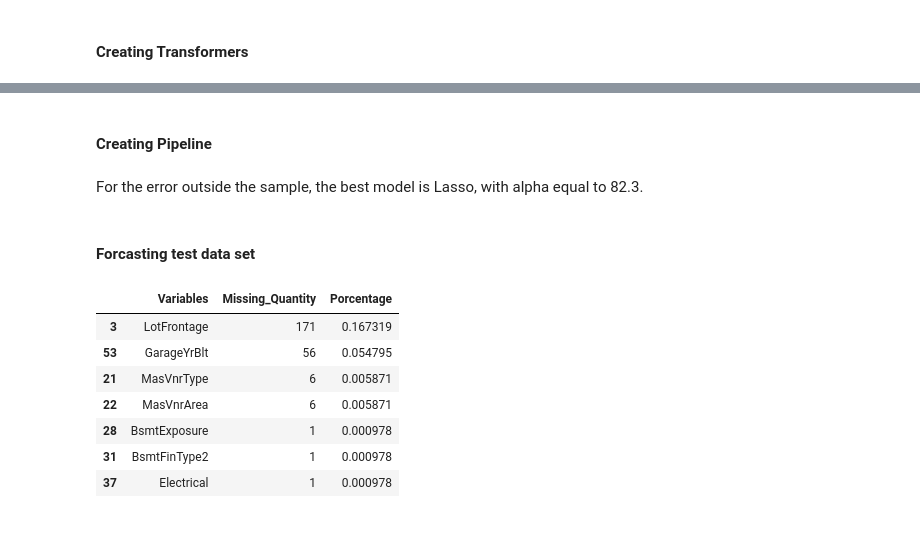
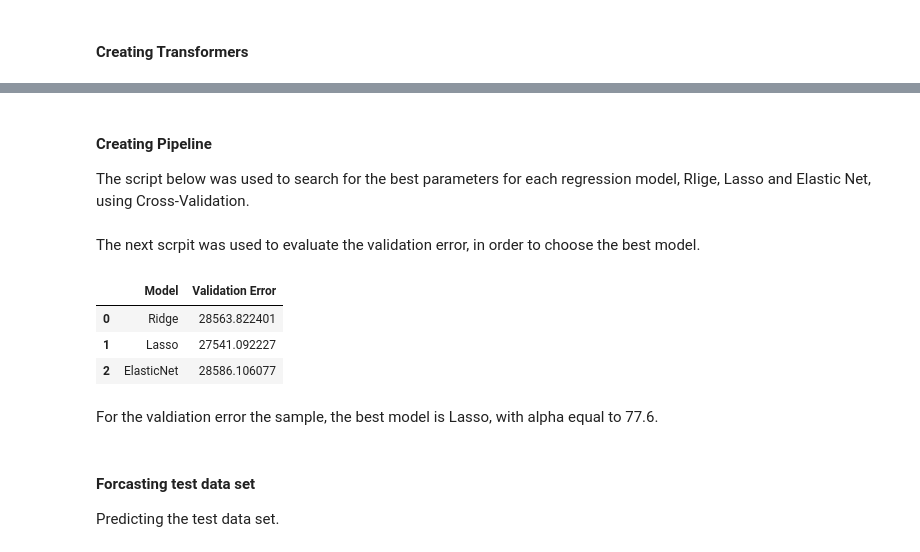
Before and after one commit to iasuu/stat_learning, a Jupyter notebook: SCRIPT/modelagem.ipynb, the cells around one changed output, grey strips where cells are left out. Saved outputs shown, nothing was run; the diff lists cells and outputs as text; code cells hidden in the pictures.

Commit message:
final_model

```diff
--- a/SCRIPT/modelagem.ipynb
+++ b/SCRIPT/modelagem.ipynb
@@ -347,5 +346,8 @@ x_train, x_validation, y_train, y_validation = train_test_split(features, target
 # %%
 categorical_features = list(x_train.select_dtypes(include=['object']).columns.tolist())
 numerical_features = list(x_train.select_dtypes(exclude=['object']).columns.tolist())
+
+categorical_features_index = [x_train.columns.get_loc(col) for col in categorical_features]
+numerical_features_index = [x_train.columns.get_loc(col) for col in numerical_features]
 # %% [markdown]
 #### Creating Transformers
@@ -352,12 +356,12 @@ numerical_features = list(x_train.select_dtypes(exclude=['object']).columns.toli
 # %%
-feature_engeneering = ColumnTransformer([
-    ('total_area', FunctionTransformer(creating_total_area),
-        ['TotalBsmtSF', '1stFlrSF', '2ndFlrSF', 'LowQualFinSF', 'GrLivArea', 'GarageArea', 'OpenPorchSF', 'WoodDeckSF', 'EnclosedPorch', '3SsnPorch', 'ScreenPorch', 'PoolArea', 'LotArea']),
-    ('total_bathrrom', FunctionTransformer(creating_total_bathroom),
-        ['BsmtFullBath', 'BsmtHalfBath', 'FullBath', 'HalfBath', 'TotRmsAbvGrd']),
-    ('house_yr_old', FunctionTransformer(creating_house_yr_old),
-        ['YrSold', 'YearBuilt'])
-])
+# feature_engeneering = ColumnTransformer([
+#     ('total_area', FunctionTransformer(creating_total_area),
+#         ['TotalBsmtSF', '1stFlrSF', '2ndFlrSF', 'LowQualFinSF', 'GrLivArea', 'GarageArea', 'OpenPorchSF', 'WoodDeckSF', 'EnclosedPorch', '3SsnPorch', 'ScreenPorch', 'PoolArea', 'LotArea']),
+#     ('total_bathrrom', FunctionTransformer(creating_total_bathroom),
+#         ['BsmtFullBath', 'BsmtHalfBath', 'FullBath', 'HalfBath', 'TotRmsAbvGrd']),
+#     ('house_yr_old', FunctionTransformer(creating_house_yr_old),
+#         ['YrSold', 'YearBuilt'])
+# ])
 
 cat_transformer = Pipeline([
     ('fill_cat_na', SimpleImputer(strategy='most_frequent')),
@@ -365,16 +369,18 @@ cat_transformer = Pipeline([
 ])
 
 num_transformer = Pipeline([
-    ('fill_num_na', SimpleImputer(strategy='median')),
+    ('fill_cat_na', SimpleImputer(strategy='median')),
     ('Strd', StandardScaler())
 ])
 
-prepocessing = ColumnTransformer([
-    ('fill_num_na', SimpleImputer(strategy='median'), numerical_features),
-    ('feature_engeneering', feature_engeneering, numerical_features),
-    ('cat_transformer', cat_transformer, categorical_features),
-    ('num_transformer', num_transformer, numerical_features)
+preprocessing = ColumnTransformer([
+    # ('feature_engeneering', feature_engeneering, numerical_features_index),
+    # ('fill_num_na', SimpleImputer(strategy='median'), numerical_features_index),
+    ('cat_transformer', cat_transformer, categorical_features_index),
+    ('num_transformer', num_transformer, numerical_features_index)
 ])
-# %% [markdown]
-#### Creating Pipeline
+# %% [markdown]
+#### Creating Pipeline
+
+The script below was used to search for the best parameters for each regression model, RIige, Lasso and Elastic Net, using Cross-Validation.
 # %%
@@ -408,4 +414,6 @@ prepocessing = ColumnTransformer([
 #         modelo = pipeline[1]
 #         lambd = modelo.alpha_
 #         print("Optimal (lambda, l1) for", model_name, ": ", (modelo.alpha_, modelo.l1_ratio_))
+# %% [markdown]
+The next scrpit was used to evaluate the validation error, in order to choose the best model.
 # %%
@@ -450,15 +456,13 @@ prepocessing = ColumnTransformer([
+# %%
+pd.DataFrame(erros).rename(columns={0: 'Model', 1: 'Validation Error'})
+# %% [output]
+|  | Model | Validation Error |
+| 0 | Ridge | 28563.822401 |
+| 1 | Lasso | 27541.092227 |
+| 2 | ElasticNet | 28586.106077 |
 # %% [markdown]
-For the error outside the sample, the best model is Lasso, with alpha equal to 82.3.
+For the valdiation error the sample, the best model is Lasso, with alpha equal to 77.6.
 # %% [markdown]
 #### Forcasting test data set
+
+Predicting the test data set.
-# %%
-missing_value(x_train)
-# %% [output]
-|  | Variables | Missing_Quantity | Porcentage |
-| 3 | LotFrontage | 171 | 0.167319 |
-| 53 | GarageYrBlt | 56 | 0.054795 |
-| 21 | MasVnrType | 6 | 0.005871 |
-| 22 | MasVnrArea | 6 | 0.005871 |
-| 28 | BsmtExposure | 1 | 0.000978 |
-| 31 | BsmtFinType2 | 1 | 0.000978 |
-| 37 | Electrical | 1 | 0.000978 |
```
Also changed, not shown: parts of 11 cells of this notebook, 1 other file.
